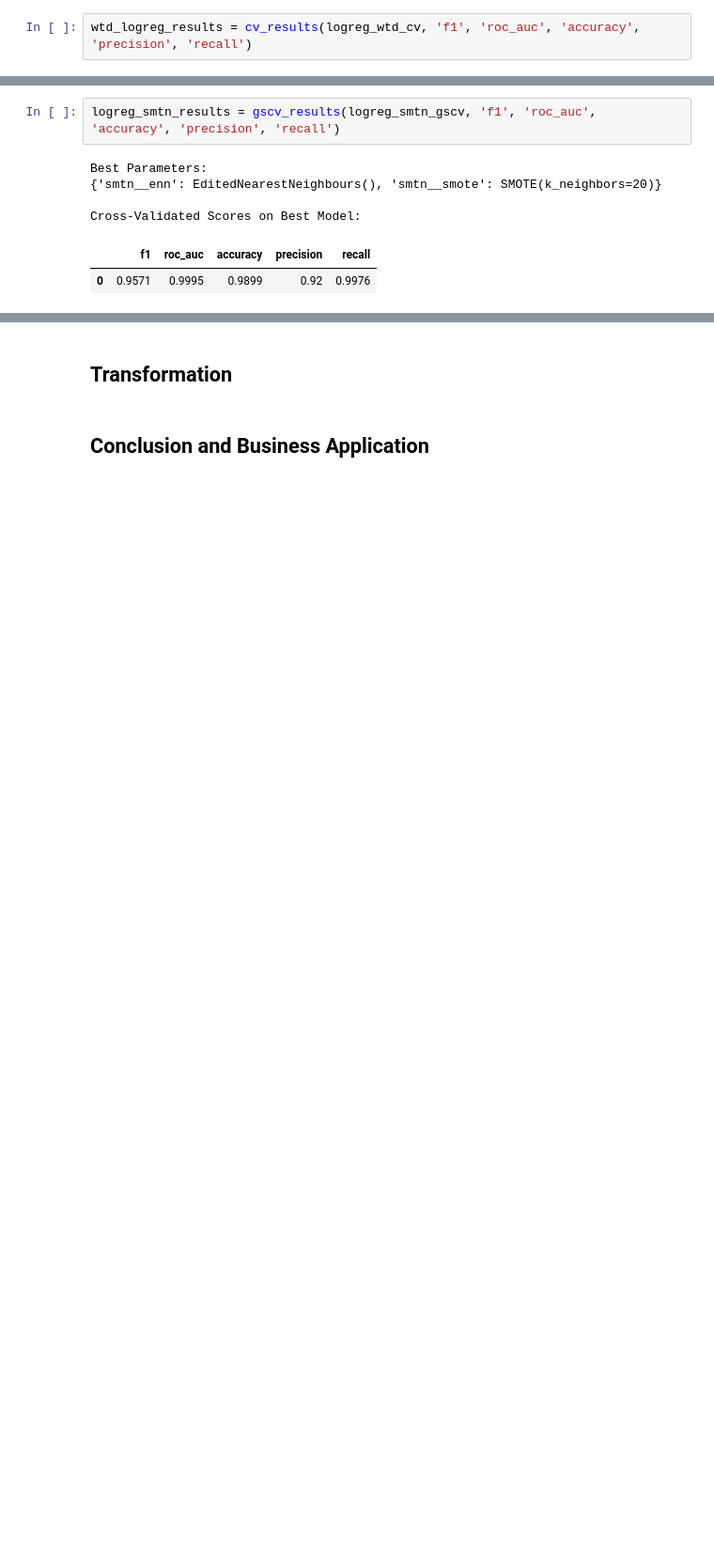
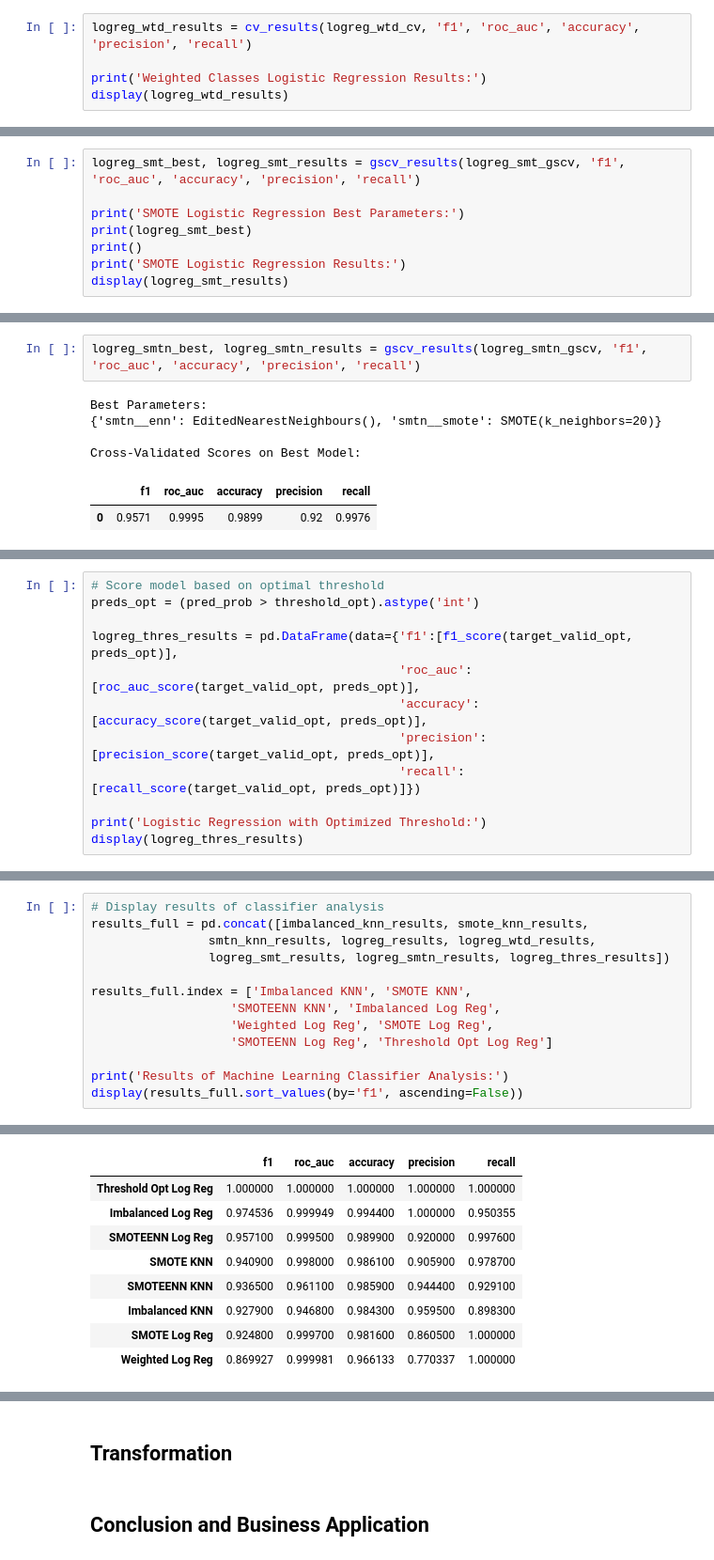
Before and after one commit to kellyshreeve/insurance, a Jupyter notebook: insurance_analysis.ipynb, the cells around one changed output, grey strips where cells are left out. Shown at 94% size. Saved outputs shown, nothing was run; the diff lists cells and outputs as text; blank space fills up the shorter version.

Commit message:
classificaiton results

```diff
--- a/insurance_analysis.ipynb
+++ b/insurance_analysis.ipynb
@@ -524,7 +540,10 @@ scores = {'accuracy': 'accuracy', 'precision': 'precision',
 logreg_wtd_cv = cross_validate(pipe, features_train, target_train_class,
                                scoring=scores, cv=3)
 # %%
-wtd_logreg_results = cv_results(logreg_wtd_cv, 'f1', 'roc_auc', 'accuracy', 'precision', 'recall')
+logreg_wtd_results = cv_results(logreg_wtd_cv, 'f1', 'roc_auc', 'accuracy', 'precision', 'recall')
+
+print('Weighted Classes Logistic Regression Results:')
+display(logreg_wtd_results)
 # %% [output]
 Cross-Validated Scores on Best Model:
 |  | f1 | roc_auc | accuracy | precision | recall |
@@ -574,0 +588,8 @@ Cross-Validated Scores on Best Model:
+# %%
+logreg_smt_best, logreg_smt_results = gscv_results(logreg_smt_gscv, 'f1', 'roc_auc', 'accuracy', 'precision', 'recall')
+
+print('SMOTE Logistic Regression Best Parameters:')
+print(logreg_smt_best)
+print()
+print('SMOTE Logistic Regression Results:')
+display(logreg_smt_results)
@@ -617,7 +645,7 @@ GridSearchCV(cv=3,
                       'precision': 'precision', 'recall': 'recall',
                       'roc_auc': 'roc_auc'})
 # %%
-logreg_smtn_results = gscv_results(logreg_smtn_gscv, 'f1', 'roc_auc', 'accuracy', 'precision', 'recall')
+logreg_smtn_best, logreg_smtn_results = gscv_results(logreg_smtn_gscv, 'f1', 'roc_auc', 'accuracy', 'precision', 'recall')
 # %% [output]
 Best Parameters:
 {'smtn__enn': EditedNearestNeighbours(), 'smtn__smote': SMOTE(k_neighbors=20)}
@@ -685,0 +691,12 @@ plt.show()
+# %%
+# Score model based on optimal threshold
+preds_opt = (pred_prob > threshold_opt).astype('int')
+
+logreg_thres_results = pd.DataFrame(data={'f1':[f1_score(target_valid_opt, preds_opt)],
+                                          'roc_auc':[roc_auc_score(target_valid_opt, preds_opt)],
+                                          'accuracy':[accuracy_score(target_valid_opt, preds_opt)],
+                                          'precision':[precision_score(target_valid_opt, preds_opt)],
+                                          'recall':[recall_score(target_valid_opt, preds_opt)]})
+
+print('Logistic Regression with Optimized Threshold:')
+display(logreg_thres_results)
@@ -685,0 +709,14 @@ plt.show()
+# %%
+# Display results of classifier analysis
+results_full = pd.concat([imbalanced_knn_results, smote_knn_results,
+                smtn_knn_results, logreg_results, logreg_wtd_results,
+                logreg_smt_results, logreg_smtn_results, logreg_thres_results])
+
+results_full.index = ['Imbalanced KNN', 'SMOTE KNN',
+                   'SMOTEENN KNN', 'Imbalanced Log Reg',
+                   'Weighted Log Reg', 'SMOTE Log Reg',
+                   'SMOTEENN Log Reg', 'Threshold Opt Log Reg']
+
+print('Results of Machine Learning Classifier Analysis:')
+display(results_full.sort_values(by='f1', ascending=False))
+# %% [output]
@@ -685,0 +724,9 @@ plt.show()
+|  | f1 | roc_auc | accuracy | precision | recall |
+| Threshold Opt Log Reg | 1.000000 | 1.000000 | 1.000000 | 1.000000 | 1.000000 |
+| Imbalanced Log Reg | 0.974536 | 0.999949 | 0.994400 | 1.000000 | 0.950355 |
+| SMOTEENN Log Reg | 0.957100 | 0.999500 | 0.989900 | 0.920000 | 0.997600 |
+| SMOTE KNN | 0.940900 | 0.998000 | 0.986100 | 0.905900 | 0.978700 |
+| SMOTEENN KNN | 0.936500 | 0.961100 | 0.985900 | 0.944400 | 0.929100 |
+| Imbalanced KNN | 0.927900 | 0.946800 | 0.984300 | 0.959500 | 0.898300 |
+| SMOTE Log Reg | 0.924800 | 0.999700 | 0.981600 | 0.860500 | 1.000000 |
+| Weighted Log Reg | 0.869927 | 0.999981 | 0.966133 | 0.770337 | 1.000000 |
```
Also changed, not shown: parts of 28 cells of this notebook.
